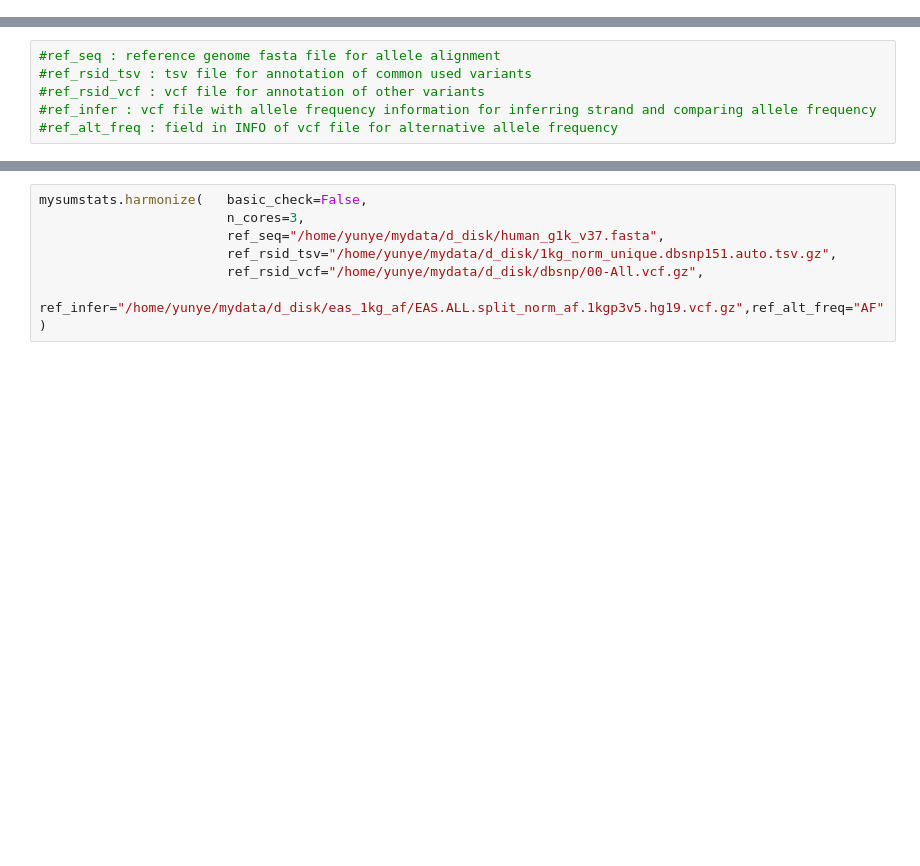
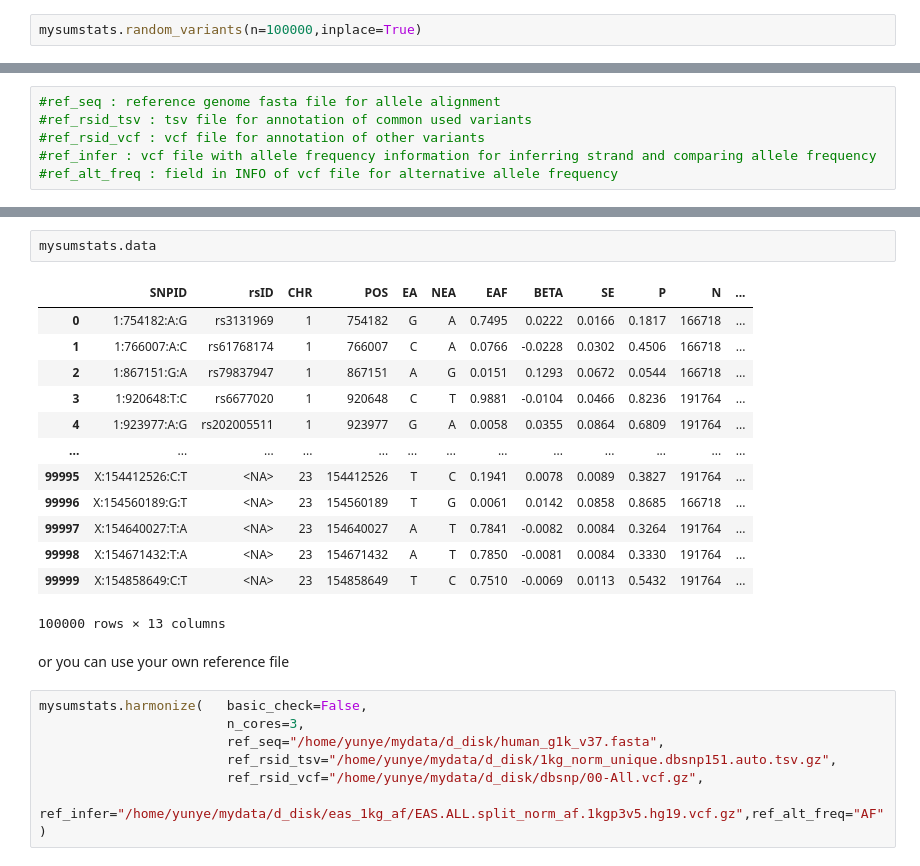
Before and after one commit to Cloufield/gwaslab, a Jupyter notebook: examples/harmonization_workflow.ipynb, the cells around one changed output, grey strips where cells are left out. Drawn from its saved outputs; the diff is of its cells as text; blank space fills up the shorter version.

```diff
--- a/examples/harmonization_workflow.ipynb
+++ b/examples/harmonization_workflow.ipynb
@@ -57,0 +58,2 @@ Thu Nov  3 13:09:17 2022 Finished checking IDs successfully!
+# %%
+mysumstats.random_variants(n=100000,inplace=True)
@@ -95,3 +184,21 @@ Thu Nov  3 13:12:32 2022  -Since num_hg19 >> num_hg38, assigning genome build hg
+# %%
+mysumstats.data
+# %% [output]
+|  | SNPID | rsID | CHR | POS | EA | NEA | EAF | BETA | SE | P | N | ... |
+| 0 | 1:754182:A:G | rs3131969 | 1 | 754182 | G | A | 0.7495 | 0.0222 | 0.0166 | 0.1817 | 166718 | ... |
+| 1 | 1:766007:A:C | rs61768174 | 1 | 766007 | C | A | 0.0766 | -0.0228 | 0.0302 | 0.4506 | 166718 | ... |
+| 2 | 1:867151:G:A | rs79837947 | 1 | 867151 | A | G | 0.0151 | 0.1293 | 0.0672 | 0.0544 | 166718 | ... |
+| 3 | 1:920648:T:C | rs6677020 | 1 | 920648 | C | T | 0.9881 | -0.0104 | 0.0466 | 0.8236 | 191764 | ... |
+| 4 | 1:923977:A:G | rs202005511 | 1 | 923977 | G | A | 0.0058 | 0.0355 | 0.0864 | 0.6809 | 191764 | ... |
+| ... | ... | ... | ... | ... | ... | ... | ... | ... | ... | ... | ... | ... |
+| 99995 | X:154412526:C:T | <NA> | 23 | 154412526 | T | C | 0.1941 | 0.0078 | 0.0089 | 0.3827 | 191764 | ... |
+| 99996 | X:154560189:G:T | <NA> | 23 | 154560189 | T | G | 0.0061 | 0.0142 | 0.0858 | 0.8685 | 166718 | ... |
+| 99997 | X:154640027:T:A | <NA> | 23 | 154640027 | A | T | 0.7841 | -0.0082 | 0.0084 | 0.3264 | 191764 | ... |
+| 99998 | X:154671432:T:A | <NA> | 23 | 154671432 | A | T | 0.7850 | -0.0081 | 0.0084 | 0.3330 | 191764 | ... |
+| 99999 | X:154858649:C:T | <NA> | 23 | 154858649 | T | C | 0.7510 | -0.0069 | 0.0113 | 0.5432 | 191764 | ... |
+100000 rows × 13 columns
+# %% [markdown]
+or you can use your own reference file
 # %%
 mysumstats.harmonize(   basic_check=False,
                         n_cores=3,
```
Also changed, not shown: parts of 12 cells of this notebook.
